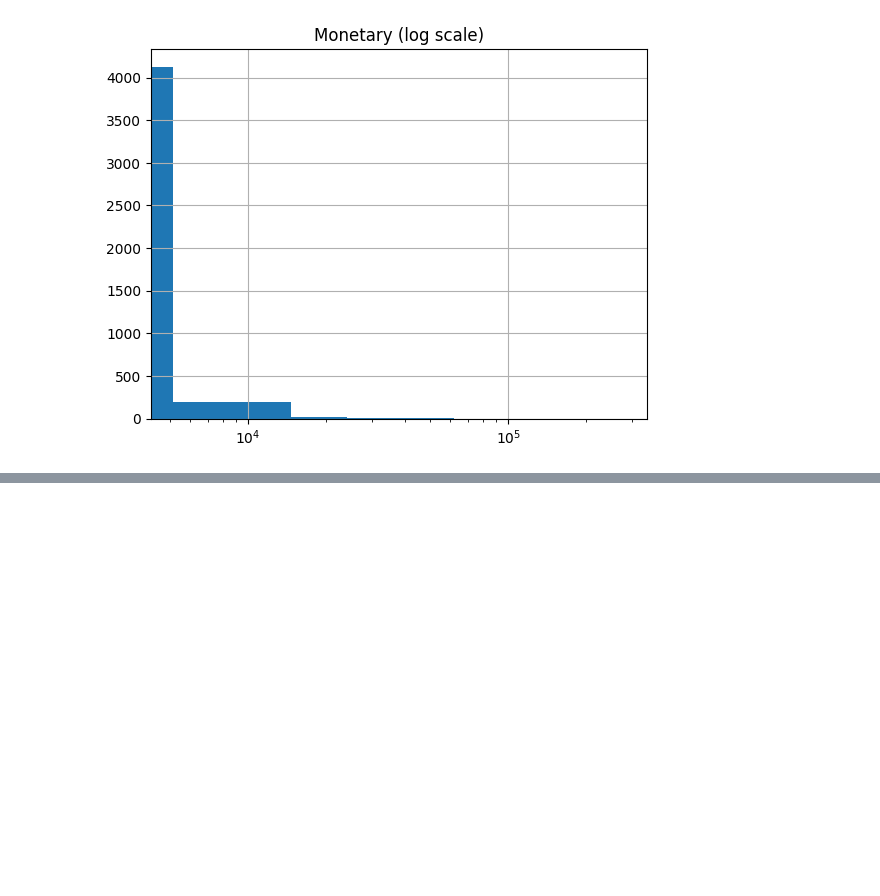
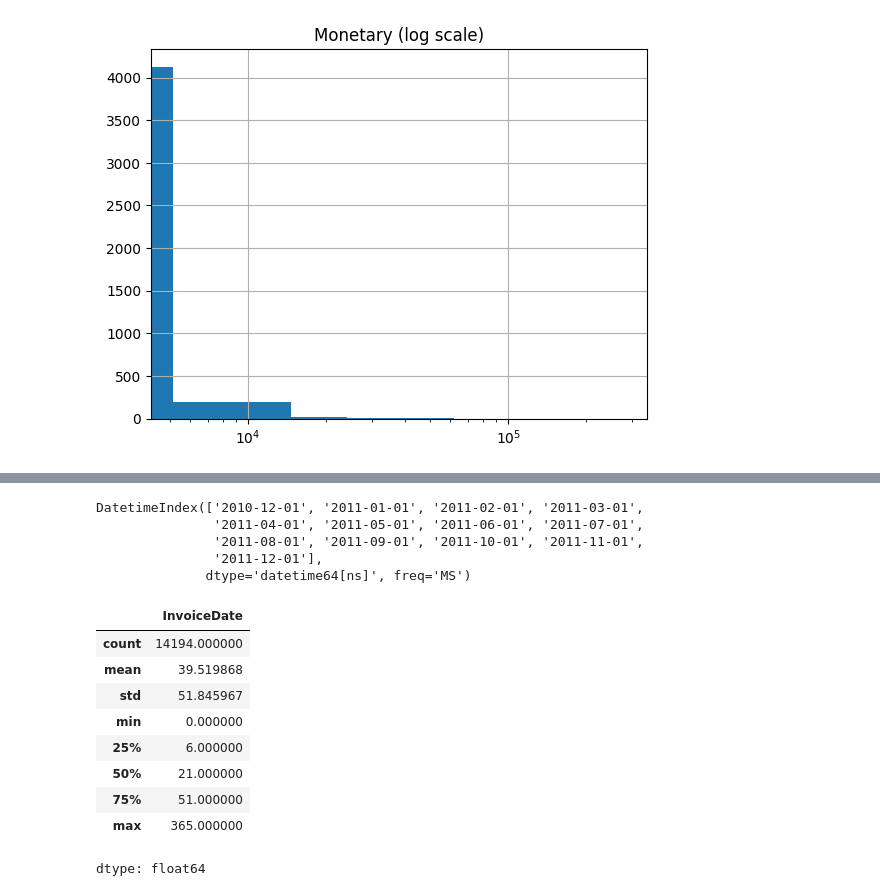
Before and after one commit to Break-Through-Tech/witOmni-1A-ai-powered-customer-intelligence-for-smarter-marketing, a Jupyter notebook: notebooks/witOmni_1A.ipynb, the cells around one changed output, grey strips where cells are left out. Cells and saved outputs as stored; diff of their text form; code cells hidden in the pictures; blank space fills up the shorter version.

```diff
--- a/notebooks/witOmni_1A.ipynb
+++ b/notebooks/witOmni_1A.ipynb
@@ -581,0 +602,29 @@ plt.show()
+# %%
+snapshot_dates = pd.date_range(startdate, enddate, freq = "MS")
+print(snapshot_dates)
+# %% [output]
+DatetimeIndex(['2010-12-01', '2011-01-01', '2011-02-01', '2011-03-01',
+               '2011-04-01', '2011-05-01', '2011-06-01', '2011-07-01',
+               '2011-08-01', '2011-09-01', '2011-10-01', '2011-11-01',
+               '2011-12-01'],
+              dtype='datetime64[ns]', freq='MS')
+# %%
+# one row per customer per invoice (order), with its date
+orders = df.groupby(["CustomerID", "InvoiceNo"])["InvoiceDate"].min().reset_index()
+
+# now measure gaps between orders, not line items
+orders = orders.sort_values(["CustomerID", "InvoiceDate"])
+gaps = orders.groupby("CustomerID")["InvoiceDate"].diff().dt.days
+
+gaps.describe()
+# %% [output]
+|  | InvoiceDate |
+| count | 14194.000000 |
+| mean | 39.519868 |
+| std | 51.845967 |
+| min | 0.000000 |
+| 25% | 6.000000 |
+| 50% | 21.000000 |
+| 75% | 51.000000 |
+| max | 365.000000 |
+dtype: float64
```
Also changed, not shown: parts of 11 cells of this notebook.
